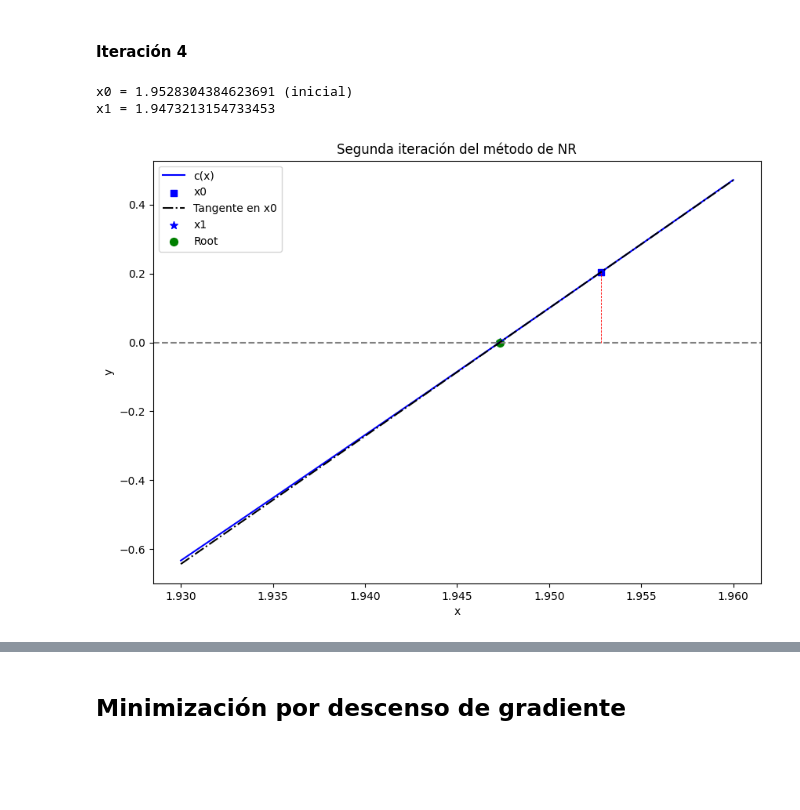
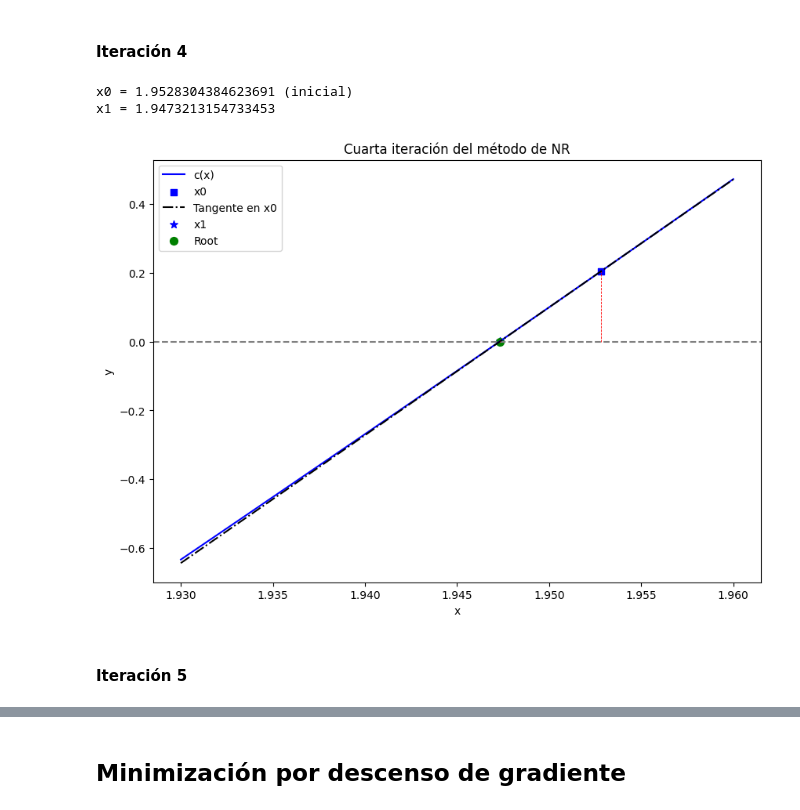
Before and after one commit to leticiaram/Taller_Calculo, a Jupyter notebook: NR_Newton_EM.ipynb, the cells around one changed output, grey strips where cells are left out. Drawn from its saved outputs; the diff is of its cells as text; code cells hidden in the pictures; blank space fills up the shorter version.

```diff
--- a/NR_Newton_EM.ipynb
+++ b/NR_Newton_EM.ipynb
@@ -135,7 +135,7 @@ x1 = 2.053515847561906
 x0 = x1
 X = np.linspace(1.9,2.1,100)
 # %%
-x1 = graf1pasoNR(x0,X,"Segunda iteración del método de NR")
+x1 = graf1pasoNR(x0,X,"Tercera iteración del método de NR")
 # %% [output]
 x0 = 2.053515847561906 (inicial)
 x1 = 1.9528304384623691
@@ -146,8 +146,10 @@ x1 = 1.9528304384623691
 x0 = x1
 X = np.linspace(1.93,1.96,50)
 # %%
-x1 = graf1pasoNR(x0,X,"Segunda iteración del método de NR")
+x1 = graf1pasoNR(x0,X,"Cuarta iteración del método de NR")
 # %% [output]
 x0 = 1.9528304384623691 (inicial)
 x1 = 1.9473213154733453
-[figure, old version]
+[figure, new version]
+# %% [markdown]
+#### Iteración 5
```
Also changed, not shown: parts of 4 cells of this notebook.
